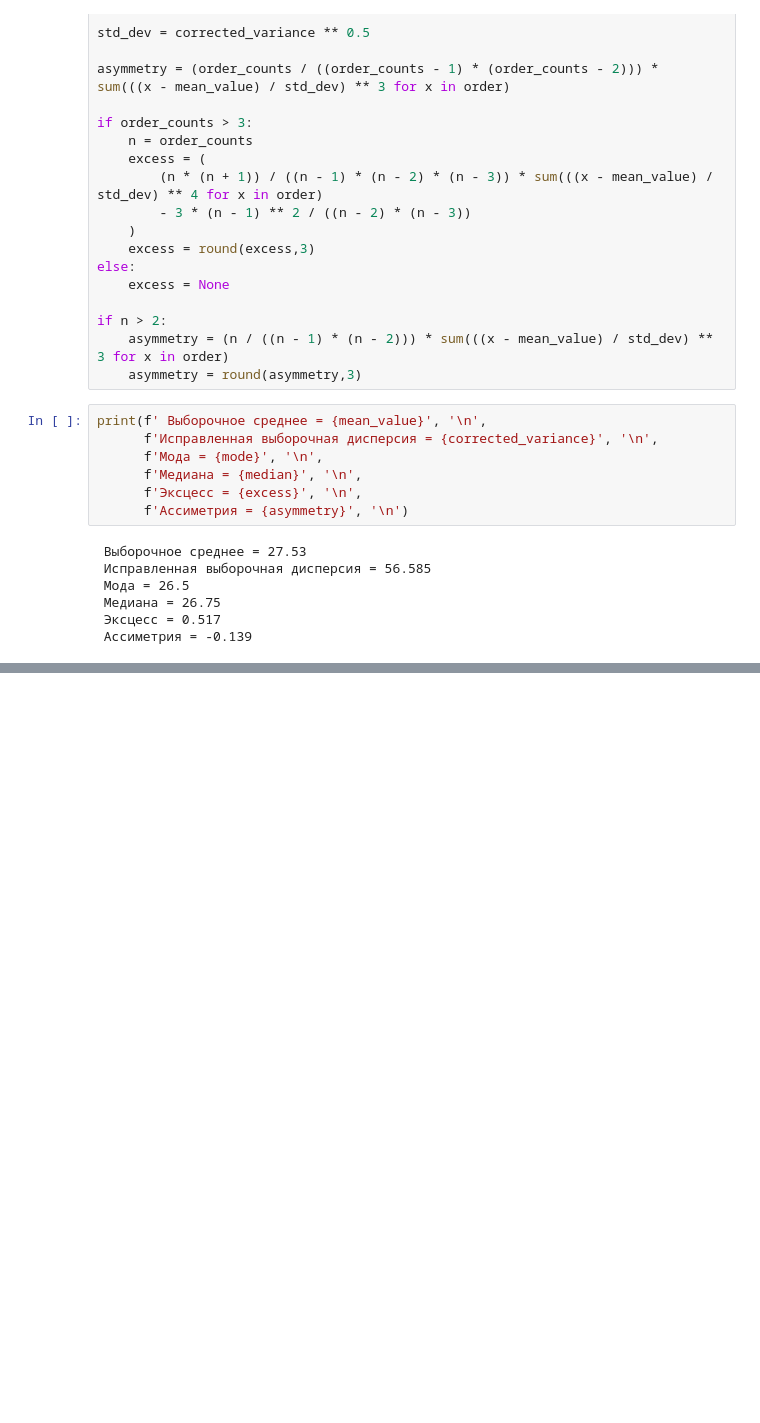
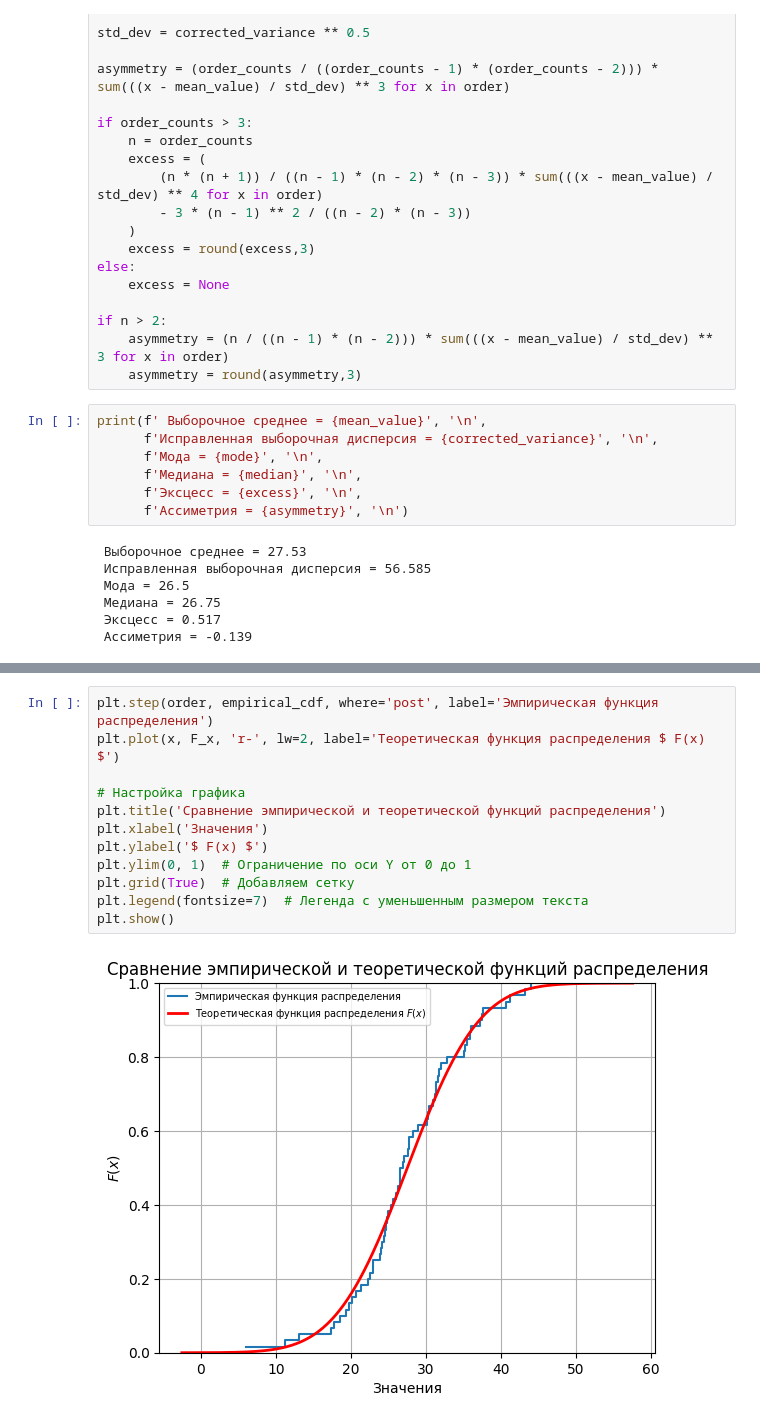
Before and after one commit to TimeFixer/OMGTUSem4, a Jupyter notebook: MatStat/matstat.ipynb, the cells around one changed output, grey strips where cells are left out. Drawn from its saved outputs; the diff is of its cells as text; blank space fills up the shorter version.

```diff
--- a/MatStat/matstat.ipynb
+++ b/MatStat/matstat.ipynb
@@ -138,0 +180,14 @@ print(f' Выборочное среднее = {mean_value}', '\n',
+# %%
+plt.step(order, empirical_cdf, where='post', label='Эмпирическая функция распределения')
+plt.plot(x, F_x, 'r-', lw=2, label='Теоретическая функция распределения $ F(x) $')
+
+# Настройка графика
+plt.title('Сравнение эмпирической и теоретической функций распределения')
+plt.xlabel('Значения')
+plt.ylabel('$ F(x) $')
+plt.ylim(0, 1)  # Ограничение по оси Y от 0 до 1
+plt.grid(True)  # Добавляем сетку
+plt.legend(fontsize=7)  # Легенда с уменьшенным размером текста
+plt.show()
+# %% [output]
+[figure, added]
```
Also changed, not shown: parts of 6 cells of this notebook.
